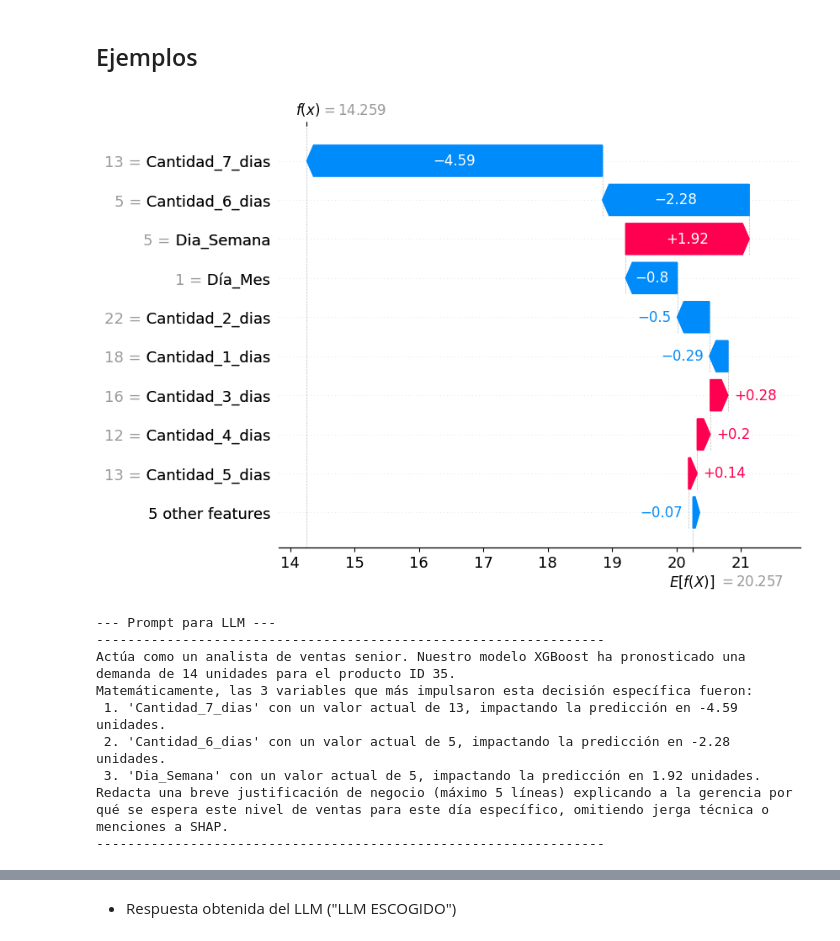
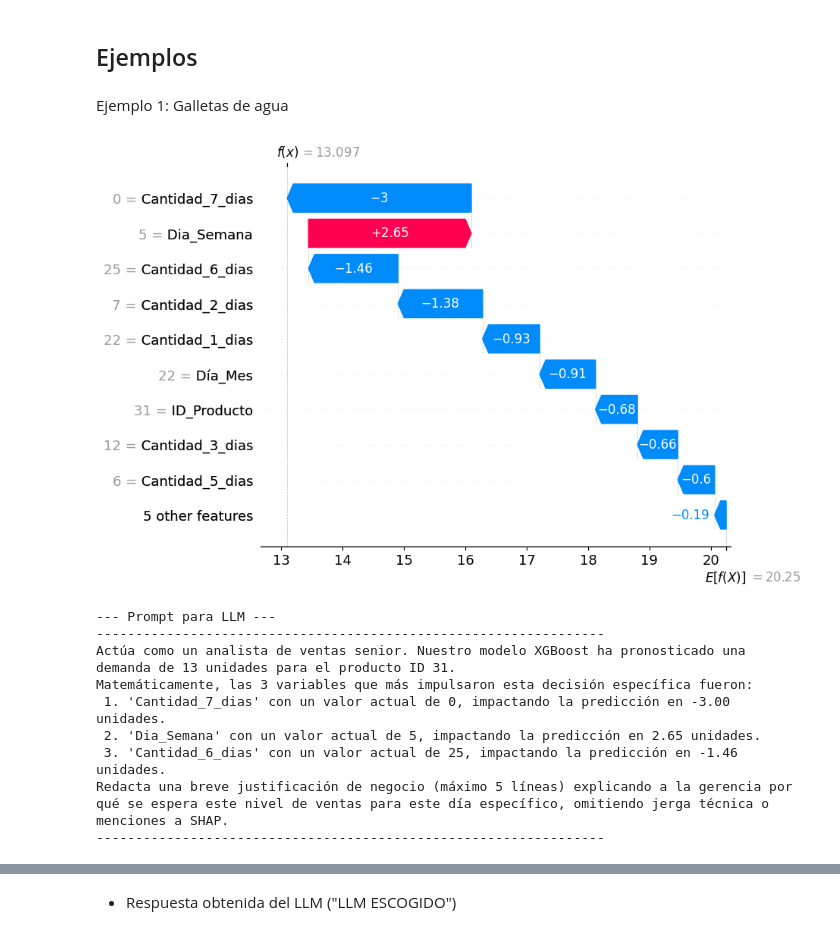
Before and after one commit to AndresEncalada/Predicci-n-de-demanda-para-Retail, a Jupyter notebook: notebooks/XAI.ipynb, the cells around one changed output, grey strips where cells are left out. Cells and saved outputs as stored; diff of their text form; code cells hidden in the pictures.

Commit message:
Aplicar y Explicar el proceso con ejemplos

```diff
--- a/notebooks/XAI.ipynb
+++ b/notebooks/XAI.ipynb
@@ -120,23 +120,25 @@ def explicar_prediccion_negocio(id_producto, mes=None, dia_semana=None):
     print("-" * 65)
 # %% [markdown]
 ## Ejemplos
+# %% [markdown]
+Ejemplo 1: Galletas de agua
 # %%
 """
 El conjunto de testing tiene 2493 registros (0 a 2492)
 Los IDS disponibles en el conjunto: [31, 32, 33, 34, 35, 36, 37, 38]
 No todas las combinaciones de fecha + producto están disponibles en el conjunto de testing.
 Esto se debe a que, en series temporales no se pueden separar datos aleatorios, por lo que se tomo el 20% de los datos para test, tomando los ultimos registros según los IDs de producto
 Los argumentos mes y dia_semana son opcionales.
 """
-explicar_prediccion_negocio(id_producto=35, mes=6, dia_semana=5)
+explicar_prediccion_negocio(id_producto=31, mes=6, dia_semana=5)
 # %% [output]
-[figure, old version]
+[figure, new version]
 --- Prompt para LLM ---
 -----------------------------------------------------------------
-Actúa como un analista de ventas senior. Nuestro modelo XGBoost ha pronosticado una demanda de 14 unidades para el producto ID 35.
+Actúa como un analista de ventas senior. Nuestro modelo XGBoost ha pronosticado una demanda de 13 unidades para el producto ID 31.
 Matemáticamente, las 3 variables que más impulsaron esta decisión específica fueron:
- 1. 'Cantidad_7_dias' con un valor actual de 13, impactando la predicción en -4.59 unidades.
- 2. 'Cantidad_6_dias' con un valor actual de 5, impactando la predicción en -2.28 unidades.
- 3. 'Dia_Semana' con un valor actual de 5, impactando la predicción en 1.92 unidades.
+ 1. 'Cantidad_7_dias' con un valor actual de 0, impactando la predicción en -3.00 unidades.
+ 2. 'Dia_Semana' con un valor actual de 5, impactando la predicción en 2.65 unidades.
+ 3. 'Cantidad_6_dias' con un valor actual de 25, impactando la predicción en -1.46 unidades.
 Redacta una breve justificación de negocio (máximo 5 líneas) explicando a la gerencia por qué se espera este nivel de ventas para este día específico, omitiendo jerga técnica o menciones a SHAP.
 -----------------------------------------------------------------
```
Also changed, not shown: parts of 7 cells of this notebook, 2 other files.
